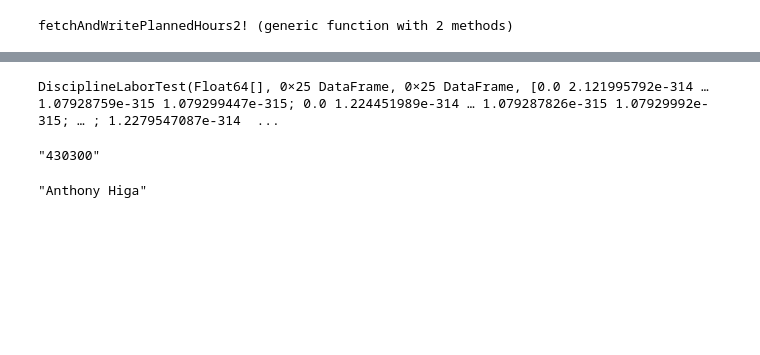
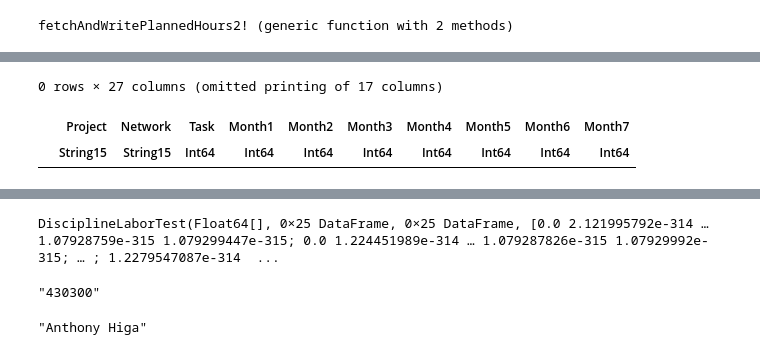
Before and after one commit to gjunqueira-sys/ResourceManagement.jl, a Jupyter notebook: src/sketchpad.ipynb, the cells around one changed output, grey strips where cells are left out. Cells and saved outputs as stored; diff of their text form; code cells hidden in the pictures; blank space fills up the shorter version.

```diff
--- a/src/sketchpad.ipynb
+++ b/src/sketchpad.ipynb
@@ -246,0 +275,6 @@ DisciplineLaborTest(Float64[], 0×26 DataFrame, 0×26 DataFrame, [0.0 0.0 … 0.
+# %%
+Tony.FwdHoursForecast
+# %% [output]
+0 rows × 27 columns (omitted printing of 17 columns)
+|  | Project | Network | Task | Month1 | Month2 | Month3 | Month4 | Month5 | Month6 | Month7 |
+|  | String15 | String15 | Int64 | Int64 | Int64 | Int64 | Int64 | Int64 | Int64 | Int64 |
```
Also changed, not shown: parts of 10 cells of this notebook, 9 other files.
